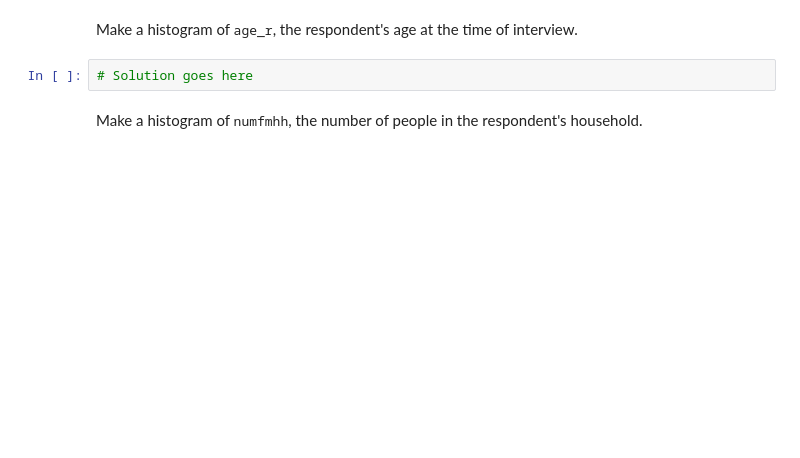
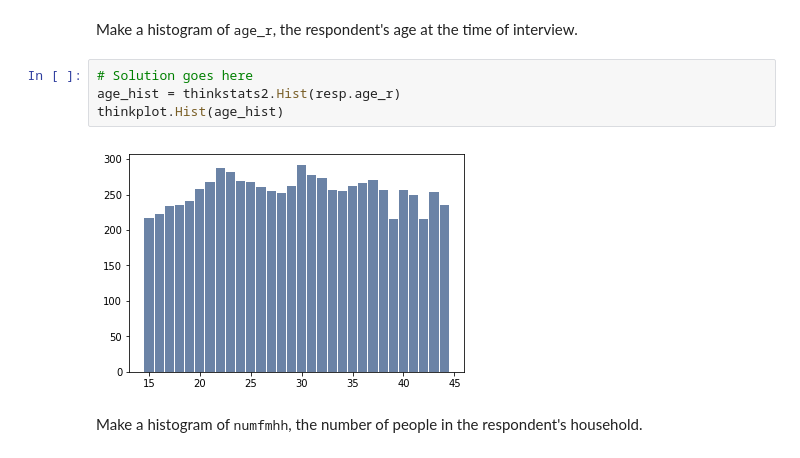
Before and after one commit to androidua/ThinkStats_study, a Jupyter notebook: Dmytro_Chapter02ex.ipynb, the cells around one changed output. Saved outputs shown, nothing was run; the diff lists cells and outputs as text; blank space fills up the shorter version.

```diff
--- a/Dmytro_Chapter02ex.ipynb
+++ b/Dmytro_Chapter02ex.ipynb
@@ -295,6 +336,10 @@ Make a histogram of <tt>totincr</tt> the total income for the respondent's famil
 Make a histogram of <tt>age_r</tt>, the respondent's age at the time of interview.
 # %%
 # Solution goes here
+age_hist = thinkstats2.Hist(resp.age_r)
+thinkplot.Hist(age_hist)
+# %% [output]
+[figure, added]
 # %% [markdown]
 Make a histogram of <tt>numfmhh</tt>, the number of people in the respondent's household.
 # %%
```
Also changed, not shown: parts of 17 cells of this notebook.
